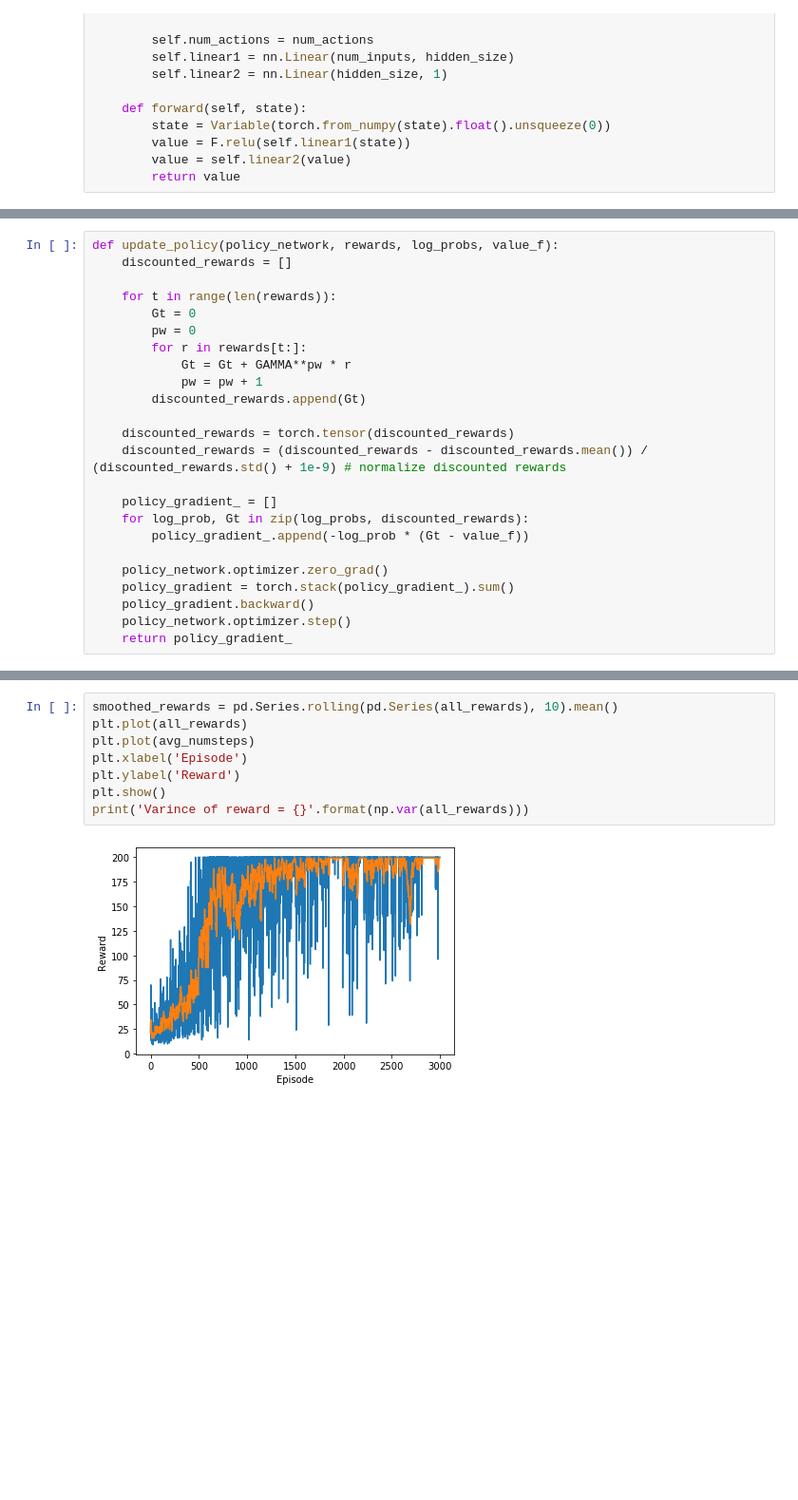
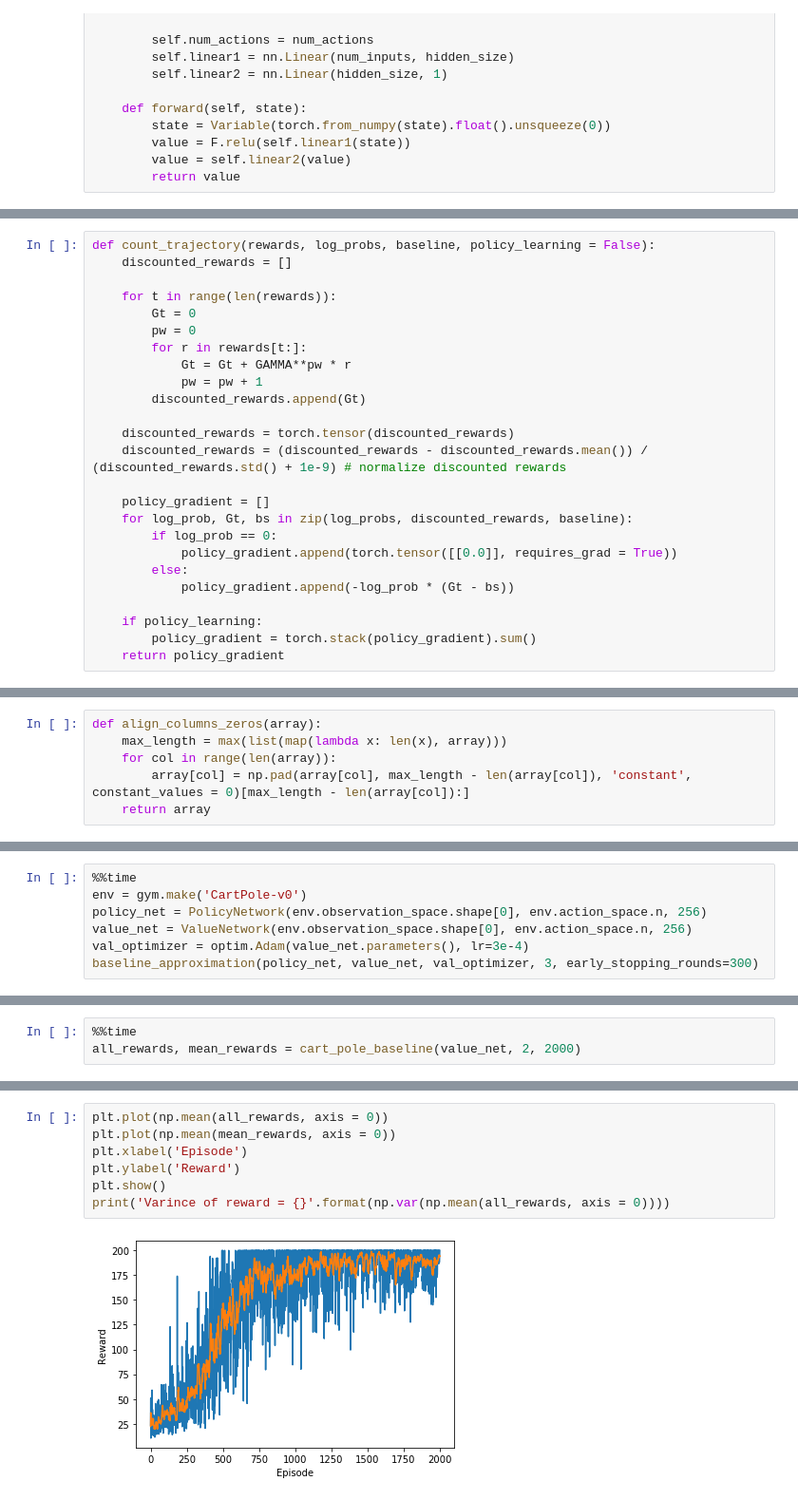
Before and after one commit to DJAlexJ/Reinforcement_Learning, a Jupyter notebook: CartPole-V0_Reinforce_baseline.ipynb, the cells around one changed output, grey strips where cells are left out. Shown: that part at 95% size. Saved outputs shown, nothing was run; the diff lists cells and outputs as text; blank space fills up the shorter version.

Commit message:
Monte Carlo trajectories + Reinforce Baseline

```diff
--- a/CartPole-V0_Reinforce_baseline.ipynb
+++ b/CartPole-V0_Reinforce_baseline.ipynb
@@ -53,5 +59,5 @@ class ValueNetwork(nn.Module):
 # %%
-def update_policy(policy_network, rewards, log_probs, value_f):
+def count_trajectory(rewards, log_probs, baseline, policy_learning = False):
     discounted_rewards = []
 
     for t in range(len(rewards)):
@@ -65,12 +71,13 @@ def update_policy(policy_network, rewards, log_probs, value_f):
     discounted_rewards = torch.tensor(discounted_rewards)
     discounted_rewards = (discounted_rewards - discounted_rewards.mean()) / (discounted_rewards.std() + 1e-9) # normalize discounted rewards
 
-    policy_gradient_ = []
-    for log_prob, Gt in zip(log_probs, discounted_rewards):
-        policy_gradient_.append(-log_prob * (Gt - value_f))
+    policy_gradient = []
+    for log_prob, Gt, bs in zip(log_probs, discounted_rewards, baseline):
+        if log_prob == 0:
+            policy_gradient.append(torch.tensor([[0.0]], requires_grad = True))
+        else:
+            policy_gradient.append(-log_prob * (Gt - bs))
 
-    policy_network.optimizer.zero_grad()
-    policy_gradient = torch.stack(policy_gradient_).sum()
-    policy_gradient.backward()
-    policy_network.optimizer.step()
-    return policy_gradient_
+    if policy_learning:
+        policy_gradient = torch.stack(policy_gradient).sum()
+    return policy_gradient
@@ -79,0 +84,6 @@ def update_policy(policy_network, rewards, log_probs, value_f):
+# %%
+def align_columns_zeros(array):
+    max_length = max(list(map(lambda x: len(x), array)))
+    for col in range(len(array)):
+        array[col] = np.pad(array[col], max_length - len(array[col]), 'constant', constant_values = 0)[max_length - len(array[col]):]
+    return array
@@ -136,0 +187,7 @@ episode: 2999, total reward: 200.0, average_reward: 200.0, length: 199
+# %%
+%%time
+env = gym.make('CartPole-v0')
+policy_net = PolicyNetwork(env.observation_space.shape[0], env.action_space.n, 256)
+value_net = ValueNetwork(env.observation_space.shape[0], env.action_space.n, 256)
+val_optimizer = optim.Adam(value_net.parameters(), lr=3e-4)
+baseline_approximation(policy_net, value_net, val_optimizer, 3, early_stopping_rounds=300)
@@ -136,0 +212,3 @@ episode: 2999, total reward: 200.0, average_reward: 200.0, length: 199
+# %%
+%%time
+all_rewards, mean_rewards = cart_pole_baseline(value_net, 2, 2000)
@@ -137,10 +233,9 @@ episode: 2999, total reward: 200.0, average_reward: 200.0, length: 199
 # %%
-smoothed_rewards = pd.Series.rolling(pd.Series(all_rewards), 10).mean()
-plt.plot(all_rewards)
-plt.plot(avg_numsteps)
+plt.plot(np.mean(all_rewards, axis = 0))
+plt.plot(np.mean(mean_rewards, axis = 0))
 plt.xlabel('Episode')
 plt.ylabel('Reward')
 plt.show()
-print('Varince of reward = {}'.format(np.var(all_rewards)))
+print('Varince of reward = {}'.format(np.var(np.mean(all_rewards, axis = 0))))
 # %% [output]
-[figure, old version]
+[figure, new version]
```
Also changed, not shown: parts of 10 cells of this notebook, 9 other files.
